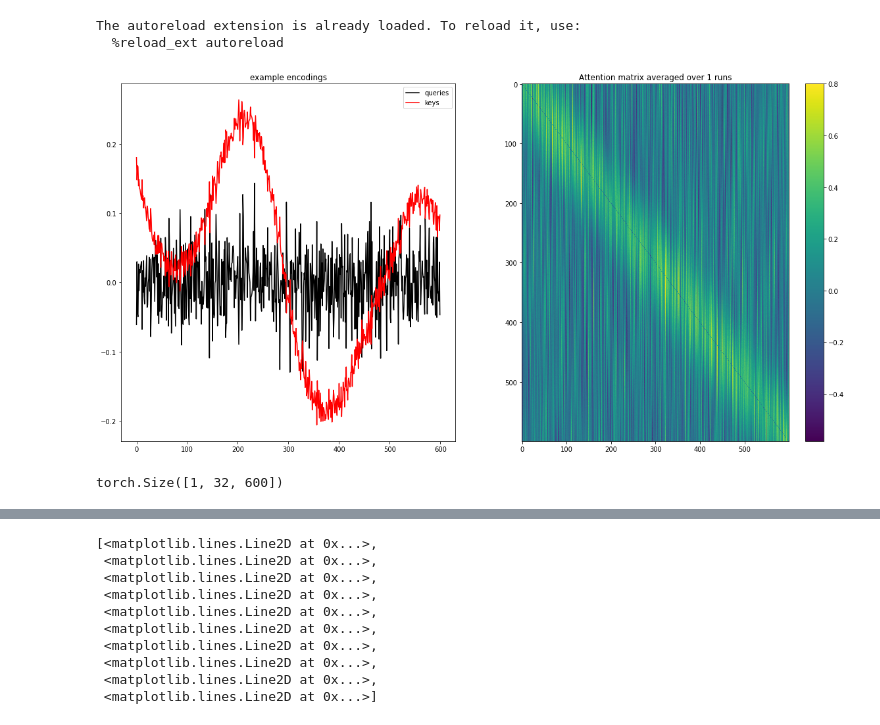
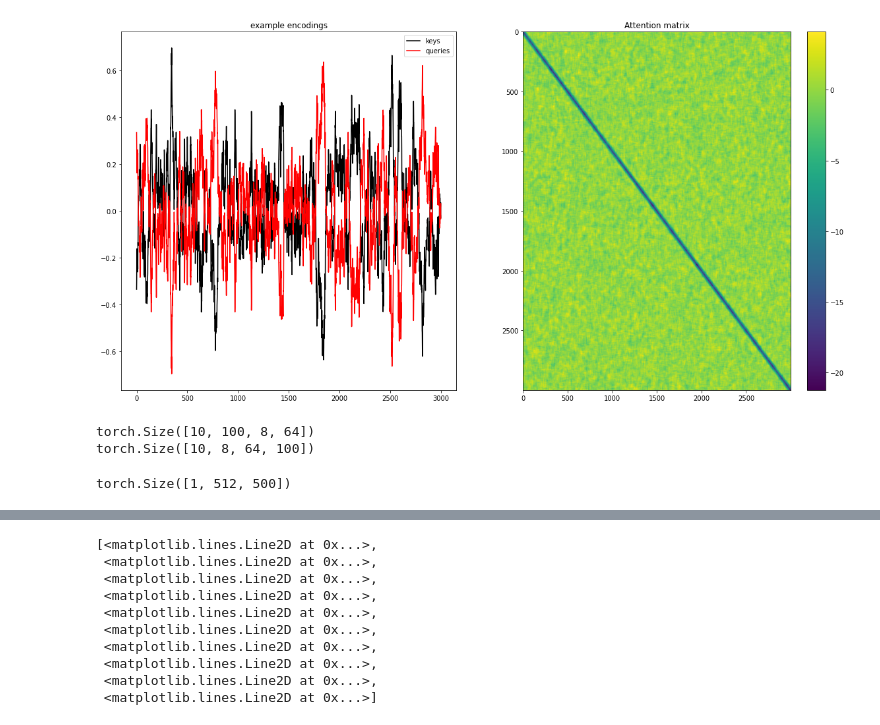
Before and after one commit to aliutkus/spe, a Jupyter notebook: dev/examples/test_spe.ipynb, the cells around one changed output, grey strips where cells are left out. Drawn from its saved outputs; the diff is of its cells as text; code cells hidden in the pictures.

```diff
--- a/dev/examples/test_spe.ipynb
+++ b/dev/examples/test_spe.ipynb
@@ -4,60 +4,67 @@
 
 import torch
 import spe
 import numpy as np
 import matplotlib.pyplot as plt
 from torch.fft import rfft, irfft
 device = 'cuda' if torch.cuda.is_available() else 'cpu'
 
 # dimension for the keys and queries
-key_dim = 32
+key_dim = 1
+num_heads = 8
+num_realizations = 400
 
 # create the positional encoder, with a specified max lag
-spectral = False
-if spectral:
-    encoder = spe.SpectralSPE(dimension=key_dim, max_lag=200, init_lengthscale=100).to(device)
-else:
-    encoder = spe.ConvSPE(rank=1, dimension=key_dim, kernel_size=250).to(device)
+encoder = spe.ConvSPE(dim=1, keys_dim=key_dim, kernel_size=500, num_heads=num_heads, num_realizations=num_realizations).to(device)
 
 # draw keys and queries, as one for the test (activate all patterns)
-n = 600
-q = torch.ones(1, key_dim, n, device=device)
-k = torch.ones(1, key_dim, n, device=device)
+n = 3000
+batchsize=16
+
+# generate some encodings of shape (batchsize, num, n)
+q = torch.ones(batchsize, n, num_heads, key_dim, device=device)
+k = torch.ones(batchsize, n, num_heads, key_dim, device=device)
 
 
 # compute the average attention matrix
-n_average_A = 1
-A=0
-for it in range(n_average_A):
-    # generate some encodings of shape (batchsize, num, n)
-    qhat, khat = encoder(q,k,num=512)
-    A = A + torch.mm(qhat[0].detach().T, khat[0].detach())
-A = A / n_average_A
+qhat, khat = encoder(q,k)
+A = torch.mm(qhat[0,:,0,:].detach(), khat[0,:,0,:].T.detach())
 
 # display some queries and keys
 qhat = qhat.detach()
 khat = khat.detach()
 
 plt.figure(figsize=[20,10]);
 plt.subplot(121)
-plt.plot(khat[0,:1,:].cpu().T,'k');
-plt.plot(qhat[0,:1,:].cpu().T,'r');
+plt.plot(khat[0,:,0,:1].cpu(),'k');
+plt.plot(qhat[0,:,0,:1].cpu(),'r');
 plt.title('example encodings');
-plt.legend(['queries', 'keys']);
+plt.legend(['keys', 'queries']);
 
 # display the average dot product
 plt.subplot(122);
 plt.imshow(A.detach().cpu().numpy(), aspect='auto', interpolation='nearest');
-plt.title('Attention matrix averaged over {} runs'.format(n_average_A));
+plt.title('Attention matrix');
 plt.colorbar();
 # %% [output]
-The autoreload extension is already loaded. To reload it, use:
-  %reload_ext autoreload
-[figure, old version]
+[figure, new version]
+# %%
+N=10
+L = 100
+H = 8
+D=64
+queries = torch.rand((N, L, H, D))
+dim=1
+print(queries.shape)
+queries = queries.permute(0, dim + 1, dim + 2, *[d for d in range(1, dim + 1)])
+print(queries.shape)
+# %% [output]
+torch.Size([10, 100, 8, 64])
+torch.Size([10, 8, 64, 100])
 # %%
 qhat.shape
 # %% [output]
-torch.Size([1, 32, 600])
+torch.Size([1, 512, 500])
 # %%
 # IDEA:
 #generate random toeplitz matrices with a V_q D V_k^H decomposition
```
Also changed, not shown: parts of 2 cells of this notebook, 2 other files.
